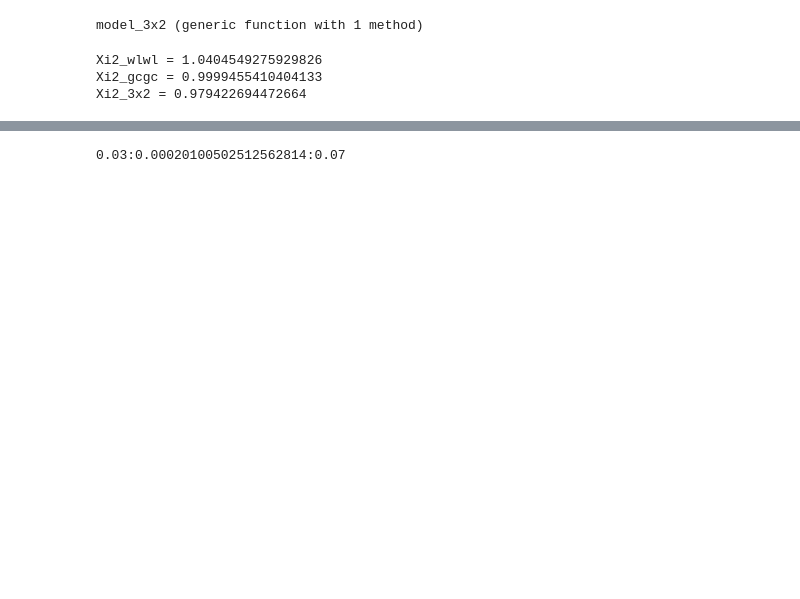
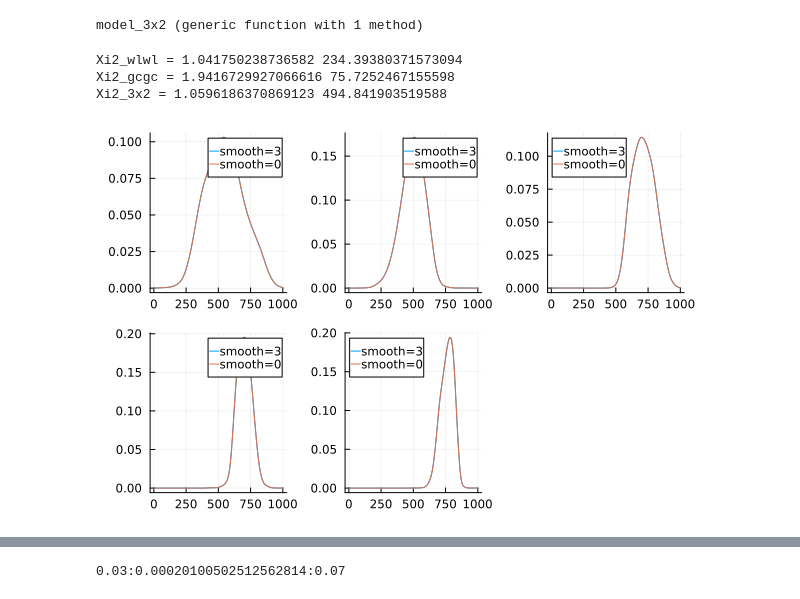
Before and after one commit to JaimeRZP/3x2_analytical, a Jupyter notebook: make_data.ipynb, the cells around one changed output, grey strips where cells are left out. Saved outputs shown, nothing was run; the diff lists cells and outputs as text; code cells hidden in the pictures; blank space fills up the shorter version.

```diff
--- a/make_data.ipynb
+++ b/make_data.ipynb
@@ -346,14 +452,32 @@ end
 model_3x2 (generic function with 1 method)
 # %%
 t_wlwl, Xi2_wlwl = model_wlwl()
-t_3x2, Xi2_3x2 = model_3x2()
-t_gcgc, Xi2_gcgc = model_gcgc(smooth_gc=3)
+t_3x2, Xi2_3x2 = model_3x2(smooth_gc=0)
+t_gcgc, Xi2_gcgc = model_gcgc(smooth_gc=0)
 t_gcgc2, _ = model_gcgc(smooth_gc=3)
 t_gcgc3, _ = model_gcgc(smooth_gc=5)
-println("Xi2_wlwl = ", Xi2_wlwl/length(meta_wlwl.data))
-println("Xi2_gcgc = ", Xi2_gcgc/length(meta_gcgc.data))
-println("Xi2_3x2 = ", Xi2_3x2/length(meta_3x2.data))
+println("Xi2_wlwl = ", Xi2_wlwl/length(meta_wlwl.data), " ", Xi2_wlwl)
+println("Xi2_gcgc = ", Xi2_gcgc/length(meta_gcgc.data), " ", Xi2_gcgc)
+println("Xi2_3x2 = ", Xi2_3x2/length(meta_3x2.data), " ", Xi2_3x2)
 # %% [output]
-Xi2_wlwl = 1.0404549275929826
-Xi2_gcgc = 0.9999455410404133
-Xi2_3x2 = 0.979422694472664
+Xi2_wlwl = 1.041750238736582 234.39380371573094
+Xi2_gcgc = 1.9416729927066616 75.7252467155598
+Xi2_3x2 = 1.0596186370869123 494.841903519588
+# %%
+plot([
+    LimberJack.smooth_w_neighbors(files_gcgc["nz_lens_0"][2],k=3),
+    LimberJack.smooth_w_neighbors(files_gcgc["nz_lens_1"][2],k=3),
+    LimberJack.smooth_w_neighbors(files_gcgc["nz_lens_2"][2],k=3),
+    LimberJack.smooth_w_neighbors(files_gcgc["nz_lens_3"][2],k=3),
+    LimberJack.smooth_w_neighbors(files_gcgc["nz_lens_4"][2],k=3)],
+    layout=5, label="smooth=3"
+)
+plot!([LimberJack.smooth_w_neighbors(files_gcgc["nz_lens_0"][2], k=0),
+    LimberJack.smooth_w_neighbors(files_gcgc["nz_lens_1"][2], k=0),
+    LimberJack.smooth_w_neighbors(files_gcgc["nz_lens_2"][2], k=0),
+    LimberJack.smooth_w_neighbors(files_gcgc["nz_lens_3"][2], k=0),
+    LimberJack.smooth_w_neighbors(files_gcgc["nz_lens_4"][2], k=0)],
+    layout=4, label="smooth=0"
+)
+# %% [output]
+[figure, added]
```
Also changed, not shown: parts of 10 cells of this notebook, 2 other files.
